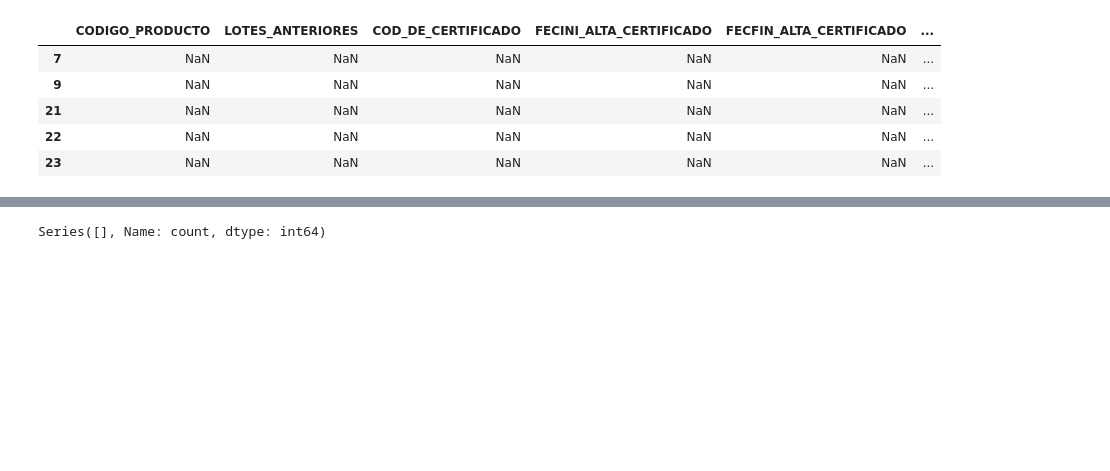
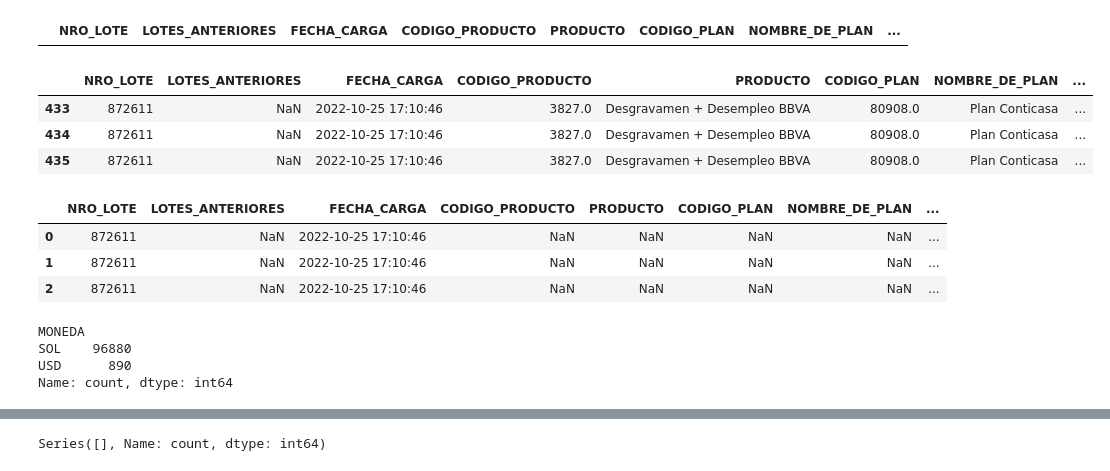
Before and after one commit to nelvinvelazco/PROYECTO-RIMAC, a Jupyter notebook: ETL_desgravamen_prestamos.ipynb, the cells around one changed output, grey strips where cells are left out. Cells and saved outputs as stored; diff of their text form; code cells hidden in the pictures; blank space fills up the shorter version.

Commit message:
ELT a archivos actualizados de desgravamen prestamos

```diff
--- a/ETL_desgravamen_prestamos.ipynb
+++ b/ETL_desgravamen_prestamos.ipynb
@@ -48,14 +46,16 @@ df_desgravamen.columns = (
     df_desgravamen.columns
     .str.strip()  # quitar espacios al inicio/fin
     .str.upper()  # opcional: todo en mayúsculas
-    .str.replace(r'[^A-Za-z0-9_]', '_', regex=True)  # reemplazar todo lo que no sea letra/número/_ por _
+    .str.replace(r'[^A-Za-z0-9]', '_', regex=True)  # reemplazar todo lo que no sea letra/número/_ por _
 )
+# %%
+df_desgravamen.drop(['IDELOTE','IDEDET_1'], axis=1, inplace=True)
 # %%
-df_desgravamen= df_desgravamen.rename(columns={'CODIGO_ERROR': 'TIPO_ERROR',
-                                               'DESCRIPCION_ERROR': 'CODIGO_ERROR',
-                                               'IDELOTE': 'TRAMA'}) # cambiar nombre de las columnas
+#df_desgravamen= df_desgravamen.rename(columns={'CODIGO_ERROR': 'TIPO_ERROR',
+ #                                              'DESCRIPCION_ERROR': 'CODIGO_ERROR',
+  #                                             'IDELOTE': 'TRAMA'}) # cambiar nombre de las columnas
 # %%
-df_desgravamen= df_desgravamen[['CODIGO_PRODUCTO', 'LOTES_ANTERIORES','COD_DE_CERTIFICADO', 'FECINI_ALTA_CERTIFICADO',
-                                'FECFIN_ALTA_CERTIFICADO','IDEDET', 'TRAMA', 'TIPO_MOVIMIENTO', 'FEC__INICIO',
-                                'FEC__FIN', 'MONEDA', 'SUMA_ASEGURADA', 'TASA', 'PRIMABRUTACAN', 'PRIMANETACAN',
-                                'NOMBRE_DE_ARCHIVO', 'ORIGEN_ERROR', 'TIPO_ERROR', 'CODIGO_ERROR']]
+#df_desgravamen= df_desgravamen[['CODIGO_PRODUCTO', 'LOTES_ANTERIORES','COD_DE_CERTIFICADO', 'FECINI_ALTA_CERTIFICADO',
+ #                               'FECFIN_ALTA_CERTIFICADO','IDEDET', 'TRAMA', 'TIPO_MOVIMIENTO', 'FEC__INICIO',
+  #                              'FEC__FIN', 'MONEDA', 'SUMA_ASEGURADA', 'TASA', 'PRIMABRUTACAN', 'PRIMANETACAN',
+   #                             'NOMBRE_DE_ARCHIVO', 'ORIGEN_ERROR', 'TIPO_ERROR', 'CODIGO_ERROR']]
@@ -89,10 +82,26 @@ memory usage: 7.3+ MB
+# %%
+df_desgravamen[df_desgravamen['CODIGO_ERROR'].isna()].head(3)
+# %% [output]
+|  | NRO_LOTE | LOTES_ANTERIORES | FECHA_CARGA | CODIGO_PRODUCTO | PRODUCTO | CODIGO_PLAN | NOMBRE_DE_PLAN | ... |
 # %%
-df_desgravamen[df_desgravamen['CODIGO_PRODUCTO'].isnull()].head()
+df_desgravamen[df_desgravamen['COD_DE_CERTIFICADO'].notnull()].head(3)
 # %% [output]
-|  | CODIGO_PRODUCTO | LOTES_ANTERIORES | COD_DE_CERTIFICADO | FECINI_ALTA_CERTIFICADO | FECFIN_ALTA_CERTIFICADO | ... |
-| 7 | NaN | NaN | NaN | NaN | NaN | ... |
-| 9 | NaN | NaN | NaN | NaN | NaN | ... |
-| 21 | NaN | NaN | NaN | NaN | NaN | ... |
-| 22 | NaN | NaN | NaN | NaN | NaN | ... |
-| 23 | NaN | NaN | NaN | NaN | NaN | ... |
+|  | NRO_LOTE | LOTES_ANTERIORES | FECHA_CARGA | CODIGO_PRODUCTO | PRODUCTO | CODIGO_PLAN | NOMBRE_DE_PLAN | ... |
+| 433 | 872611 | NaN | 2022-10-25 17:10:46 | 3827.0 | Desgravamen + Desempleo BBVA | 80908.0 | Plan Conticasa | ... |
+| 434 | 872611 | NaN | 2022-10-25 17:10:46 | 3827.0 | Desgravamen + Desempleo BBVA | 80908.0 | Plan Conticasa | ... |
+| 435 | 872611 | NaN | 2022-10-25 17:10:46 | 3827.0 | Desgravamen + Desempleo BBVA | 80908.0 | Plan Conticasa | ... |
+# %%
+df_desgravamen.head(3)
+# %% [output]
+|  | NRO_LOTE | LOTES_ANTERIORES | FECHA_CARGA | CODIGO_PRODUCTO | PRODUCTO | CODIGO_PLAN | NOMBRE_DE_PLAN | ... |
+| 0 | 872611 | NaN | 2022-10-25 17:10:46 | NaN | NaN | NaN | NaN | ... |
+| 1 | 872611 | NaN | 2022-10-25 17:10:46 | NaN | NaN | NaN | NaN | ... |
+| 2 | 872611 | NaN | 2022-10-25 17:10:46 | NaN | NaN | NaN | NaN | ... |
+# %%
+df_desgravamen['MONEDA'].value_counts()
+# %% [output]
+MONEDA
+SOL    96880
+USD      890
+Name: count, dtype: int64
 # %%
```
Also changed, not shown: parts of 26 cells of this notebook.
